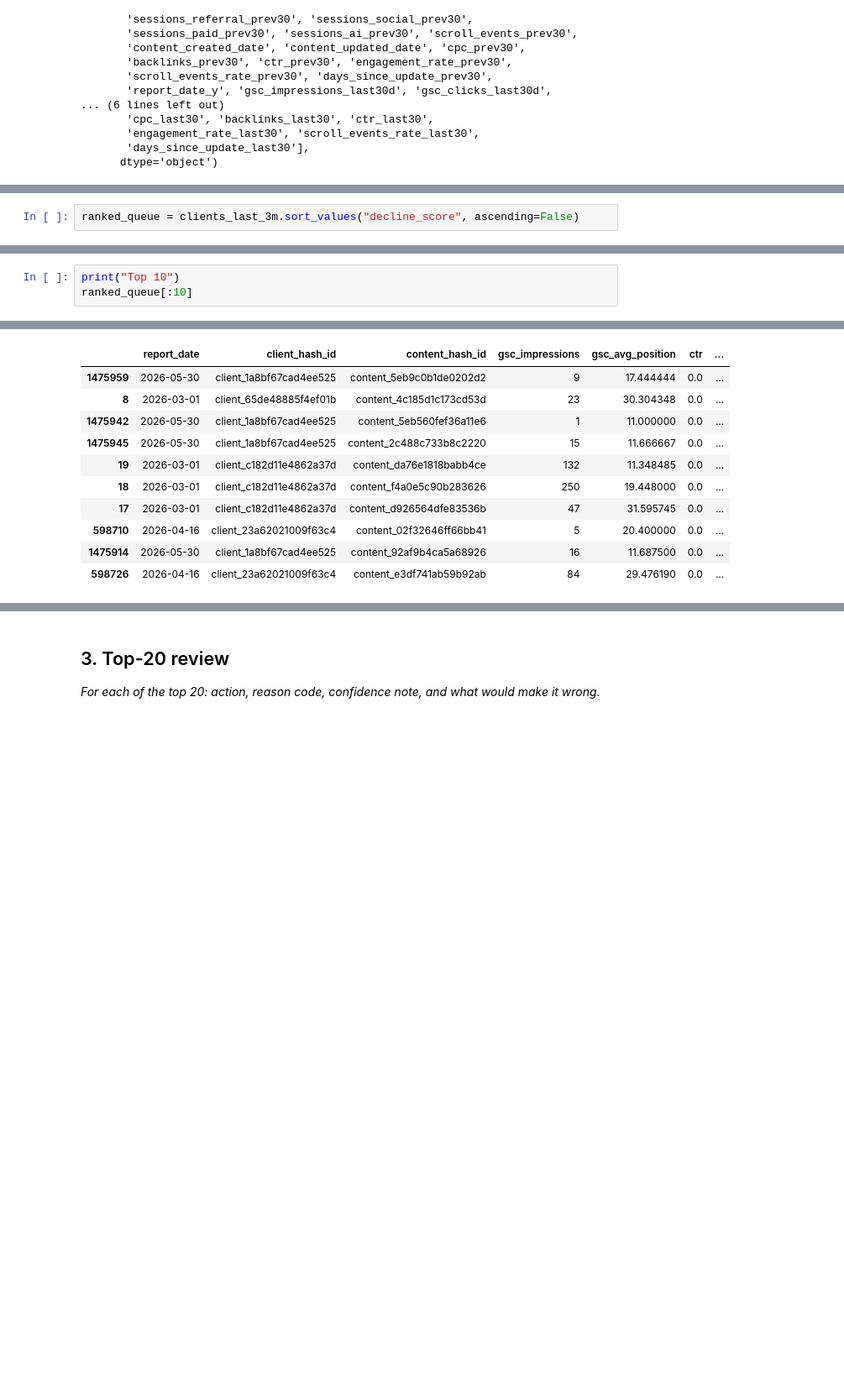
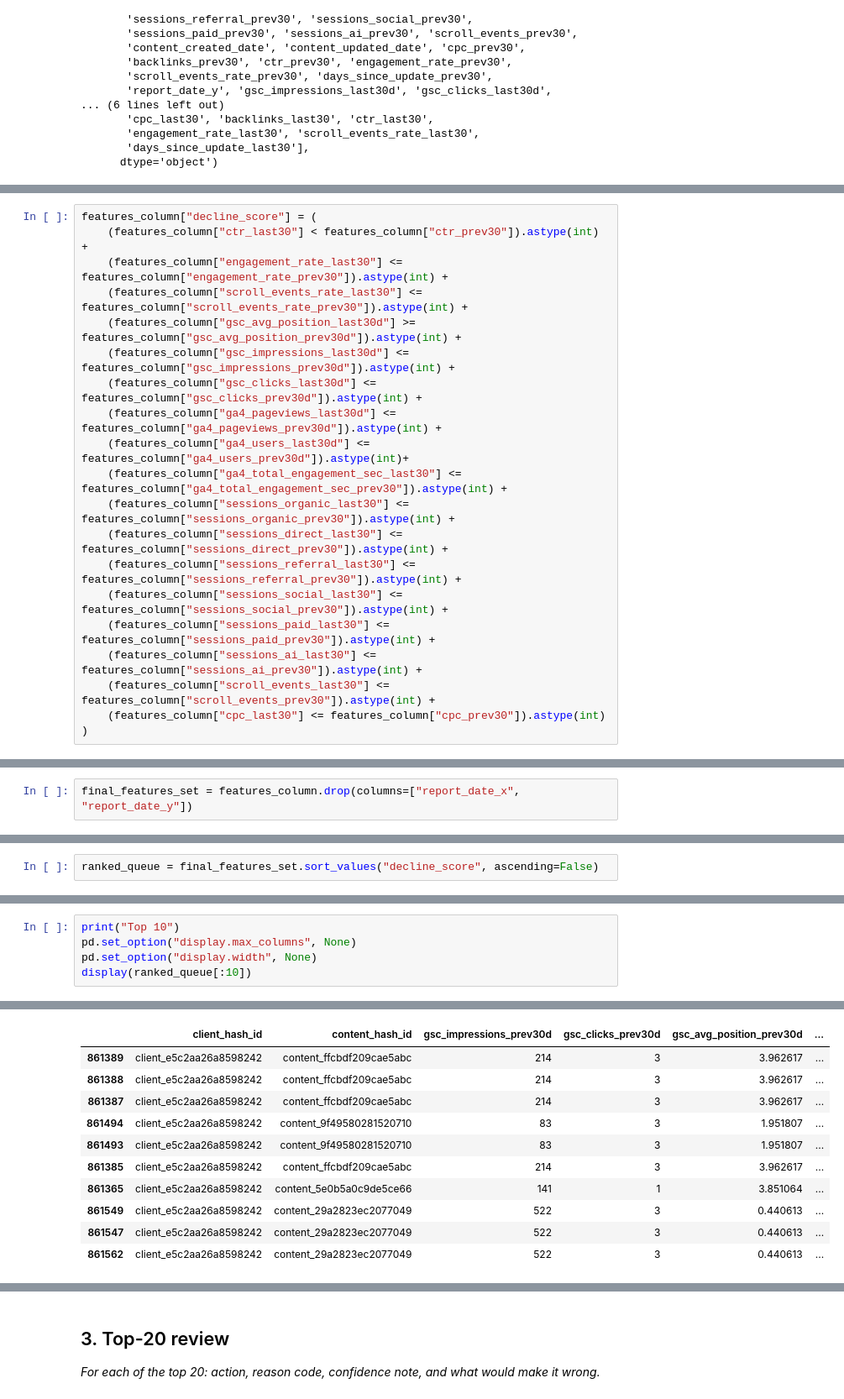
Before and after one commit to MuhammadFaizan0023/FlyRank_ML_internship_repo, a Jupyter notebook: work/notebooks/w04_baseline_score.ipynb, the cells around one changed output, grey strips where cells are left out. Shown at 84% size. Saved outputs shown, nothing was run; the diff lists cells and outputs as text; blank space fills up the shorter version.

```diff
--- a/work/notebooks/w04_baseline_score.ipynb
+++ b/work/notebooks/w04_baseline_score.ipynb
@@ -765,0 +679,20 @@ final_features.tail(10)
+# %%
+features_column["decline_score"] = (
+    (features_column["ctr_last30"] < features_column["ctr_prev30"]).astype(int) +
+    (features_column["engagement_rate_last30"] <= features_column["engagement_rate_prev30"]).astype(int) +
+    (features_column["scroll_events_rate_last30"] <= features_column["scroll_events_rate_prev30"]).astype(int) +
+    (features_column["gsc_avg_position_last30d"] >= features_column["gsc_avg_position_prev30d"]).astype(int) +
+    (features_column["gsc_impressions_last30d"] <= features_column["gsc_impressions_prev30d"]).astype(int) +
+    (features_column["gsc_clicks_last30d"] <= features_column["gsc_clicks_prev30d"]).astype(int) +
+    (features_column["ga4_pageviews_last30d"] <= features_column["ga4_pageviews_prev30d"]).astype(int) +
+    (features_column["ga4_users_last30d"] <= features_column["ga4_users_prev30d"]).astype(int)+
+    (features_column["ga4_total_engagement_sec_last30"] <= features_column["ga4_total_engagement_sec_prev30"]).astype(int) +
+    (features_column["sessions_organic_last30"] <= features_column["sessions_organic_prev30"]).astype(int) +
+    (features_column["sessions_direct_last30"] <= features_column["sessions_direct_prev30"]).astype(int) +
+    (features_column["sessions_referral_last30"] <= features_column["sessions_referral_prev30"]).astype(int) +
+    (features_column["sessions_social_last30"] <= features_column["sessions_social_prev30"]).astype(int) +
+    (features_column["sessions_paid_last30"] <= features_column["sessions_paid_prev30"]).astype(int) +
+    (features_column["sessions_ai_last30"] <= features_column["sessions_ai_prev30"]).astype(int) +
+    (features_column["scroll_events_last30"] <= features_column["scroll_events_prev30"]).astype(int) +
+    (features_column["cpc_last30"] <= features_column["cpc_prev30"]).astype(int)
+)
@@ -766,3 +721,5 @@ final_features.tail(10)
+# %%
+final_features_set = features_column.drop(columns=["report_date_x", "report_date_y"])
 # %% [markdown]
 ### <h2>2.9: 2 Signals: <br>
 1. CTR-vs-position (FlyRank signal)<br>
@@ -865,3 +810,3 @@ clients_last_3m["decline_score"] = (
 # %%
-ranked_queue = clients_last_3m.sort_values("decline_score", ascending=False)
+ranked_queue = final_features_set.sort_values("decline_score", ascending=False)
 # %% [markdown]
@@ -869,17 +814,19 @@ ranked_queue = clients_last_3m.sort_values("decline_score", ascending=False)
 # %%
 print("Top 10")
-ranked_queue[:10]
+pd.set_option("display.max_columns", None)
+pd.set_option("display.width", None)
+display(ranked_queue[:10])
 # %% [output]
 Top 10
-|  | report_date | client_hash_id | content_hash_id | gsc_impressions | gsc_avg_position | ctr | ... |
-| 1475959 | 2026-05-30 | client_1a8bf67cad4ee525 | content_5eb9c0b1de0202d2 | 9 | 17.444444 | 0.0 | ... |
-| 8 | 2026-03-01 | client_65de48885f4ef01b | content_4c185d1c173cd53d | 23 | 30.304348 | 0.0 | ... |
-| 1475942 | 2026-05-30 | client_1a8bf67cad4ee525 | content_5eb560fef36a11e6 | 1 | 11.000000 | 0.0 | ... |
-| 1475945 | 2026-05-30 | client_1a8bf67cad4ee525 | content_2c488c733b8c2220 | 15 | 11.666667 | 0.0 | ... |
-| 19 | 2026-03-01 | client_c182d11e4862a37d | content_da76e1818babb4ce | 132 | 11.348485 | 0.0 | ... |
-| 18 | 2026-03-01 | client_c182d11e4862a37d | content_f4a0e5c90b283626 | 250 | 19.448000 | 0.0 | ... |
-| 17 | 2026-03-01 | client_c182d11e4862a37d | content_d926564dfe83536b | 47 | 31.595745 | 0.0 | ... |
-| 598710 | 2026-04-16 | client_23a62021009f63c4 | content_02f32646ff66bb41 | 5 | 20.400000 | 0.0 | ... |
-| 1475914 | 2026-05-30 | client_1a8bf67cad4ee525 | content_92af9b4ca5a68926 | 16 | 11.687500 | 0.0 | ... |
-| 598726 | 2026-04-16 | client_23a62021009f63c4 | content_e3df741ab59b92ab | 84 | 29.476190 | 0.0 | ... |
+|  | client_hash_id | content_hash_id | gsc_impressions_prev30d | gsc_clicks_prev30d | gsc_avg_position_prev30d | ... |
+| 861389 | client_e5c2aa26a8598242 | content_ffcbdf209cae5abc | 214 | 3 | 3.962617 | ... |
+| 861388 | client_e5c2aa26a8598242 | content_ffcbdf209cae5abc | 214 | 3 | 3.962617 | ... |
+| 861387 | client_e5c2aa26a8598242 | content_ffcbdf209cae5abc | 214 | 3 | 3.962617 | ... |
+| 861494 | client_e5c2aa26a8598242 | content_9f49580281520710 | 83 | 3 | 1.951807 | ... |
+| 861493 | client_e5c2aa26a8598242 | content_9f49580281520710 | 83 | 3 | 1.951807 | ... |
+| 861385 | client_e5c2aa26a8598242 | content_ffcbdf209cae5abc | 214 | 3 | 3.962617 | ... |
+| 861365 | client_e5c2aa26a8598242 | content_5e0b5a0c9de5ce66 | 141 | 1 | 3.851064 | ... |
+| 861549 | client_e5c2aa26a8598242 | content_29a2823ec2077049 | 522 | 3 | 0.440613 | ... |
+| 861547 | client_e5c2aa26a8598242 | content_29a2823ec2077049 | 522 | 3 | 0.440613 | ... |
+| 861562 | client_e5c2aa26a8598242 | content_29a2823ec2077049 | 522 | 3 | 0.440613 | ... |
 # %% [markdown]
```
Also changed, not shown: parts of 28 cells of this notebook.
